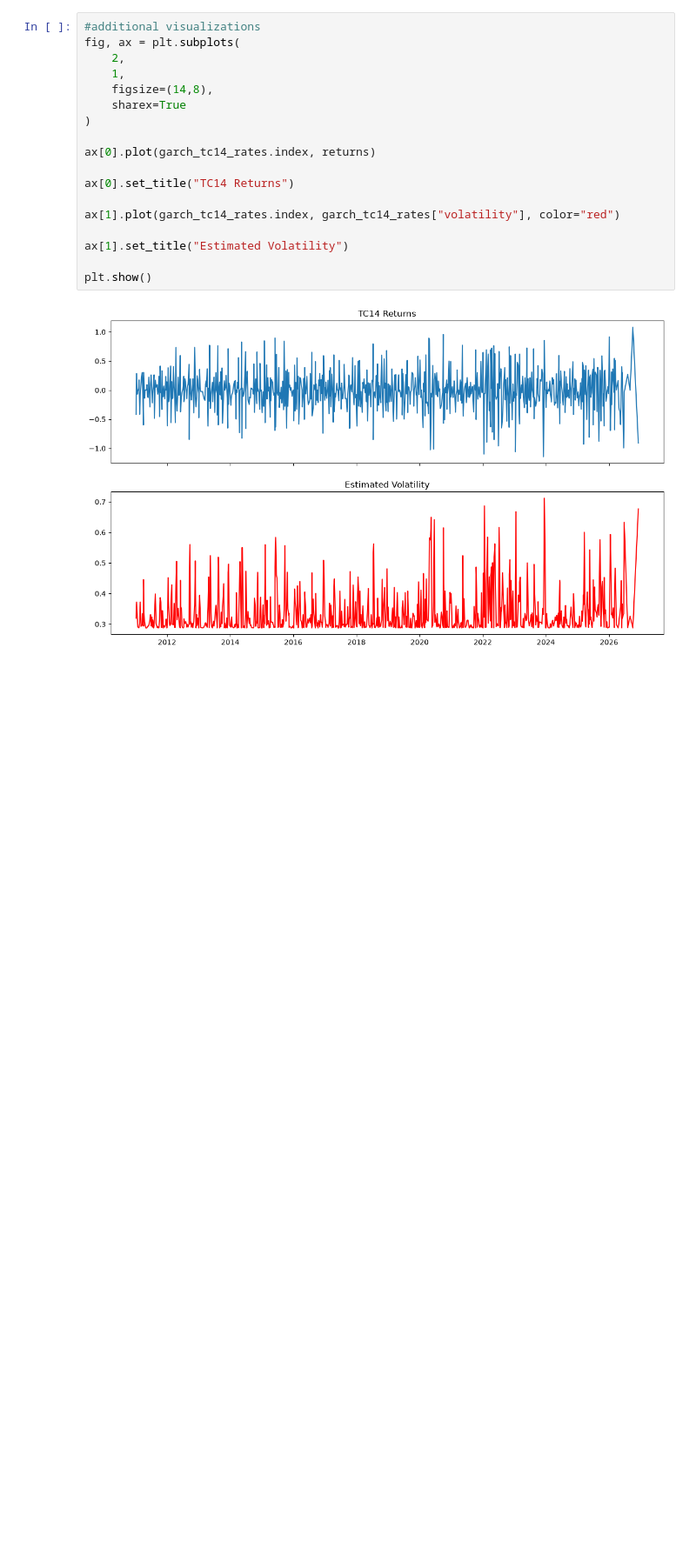
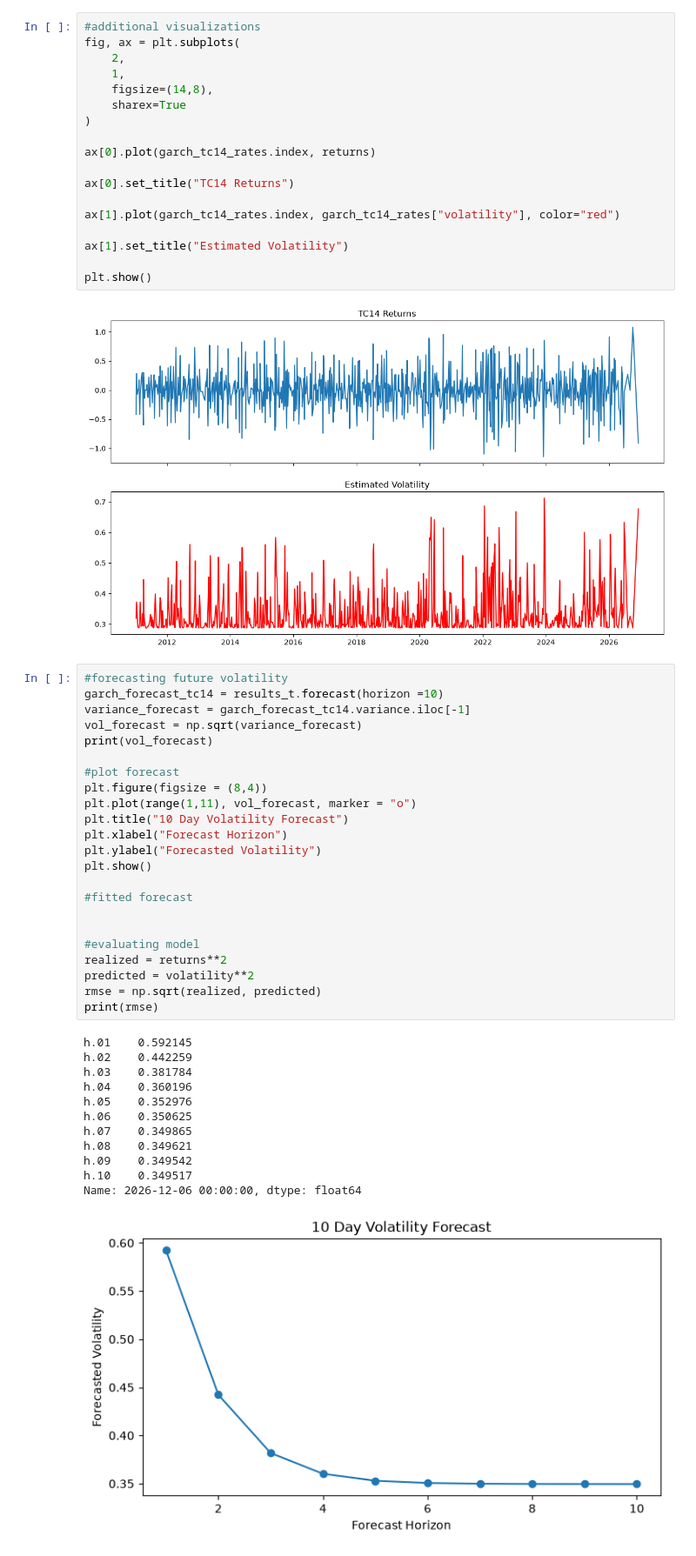
Before and after one commit to hdwyerr/freight-forecasting-models, a Jupyter notebook: code/TC14_Models.ipynb, the cells around one changed output. Shown at 87% size. Saved outputs shown, nothing was run; the diff lists cells and outputs as text; blank space fills up the shorter version.

Commit message:
tc14 forecasting with garch

```diff
--- a/code/TC14_Models.ipynb
+++ b/code/TC14_Models.ipynb
@@ -890,3 +890,39 @@ ax[1].set_title("Estimated Volatility")
 plt.show()
 # %% [output]
 [figure]
+# %%
+#forecasting future volatility
+garch_forecast_tc14 = results_t.forecast(horizon =10)
+variance_forecast = garch_forecast_tc14.variance.iloc[-1]
+vol_forecast = np.sqrt(variance_forecast)
+print(vol_forecast)
+
+#plot forecast
+plt.figure(figsize = (8,4))
+plt.plot(range(1,11), vol_forecast, marker = "o")
+plt.title("10 Day Volatility Forecast")
+plt.xlabel("Forecast Horizon")
+plt.ylabel("Forecasted Volatility")
+plt.show()
+
+#fitted forecast
+
+
+#evaluating model
+realized = returns**2
+predicted = volatility**2
+rmse = np.sqrt(realized, predicted)
+print(rmse)
+# %% [output]
+h.01    0.592145
+h.02    0.442259
+h.03    0.381784
+h.04    0.360196
+h.05    0.352976
+h.06    0.350625
+h.07    0.349865
+h.08    0.349621
+h.09    0.349542
+h.10    0.349517
+Name: 2026-12-06 00:00:00, dtype: float64
+[figure, added]
```
Also changed, not shown: parts of 2 cells of this notebook.
